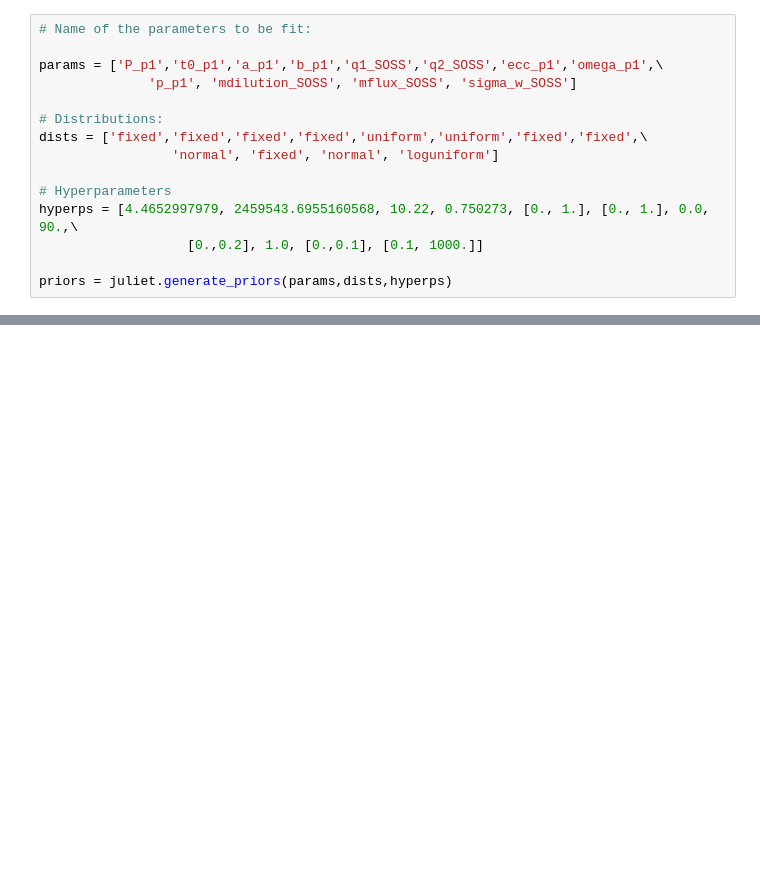
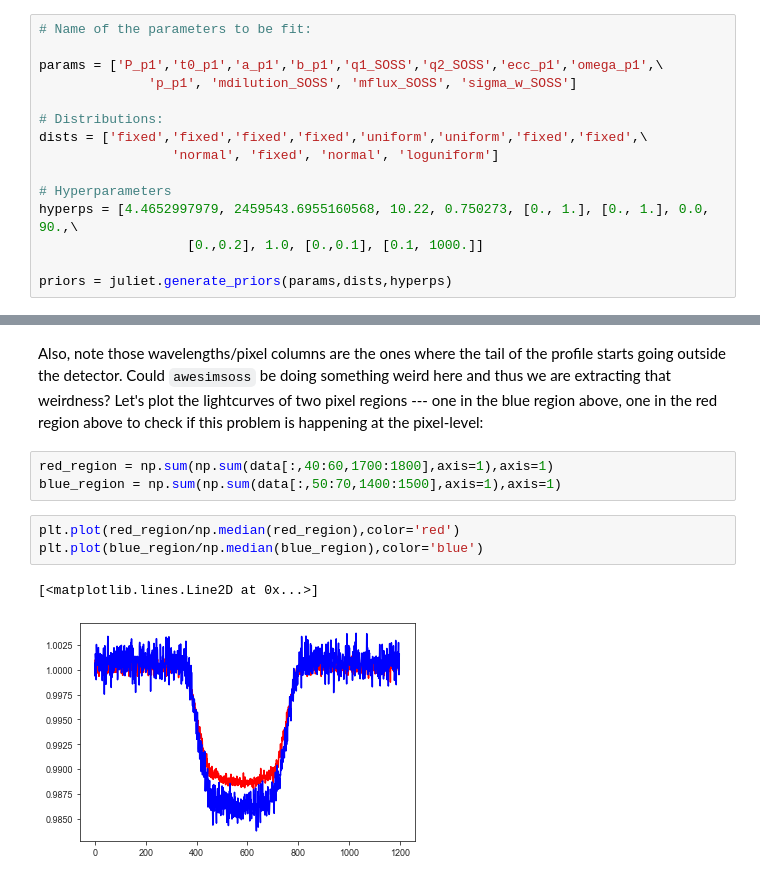
Before and after one commit to nespinoza/dat_pyinthesky, a Jupyter notebook: jdat_notebooks/soss-transit-spectroscopy/HAT-P-1b-PART3-data-analysis.ipynb, the cells around one changed output, grey strips where cells are left out. Saved outputs shown, nothing was run; the diff lists cells and outputs as text; blank space fills up the shorter version.

```diff
--- a/jdat_notebooks/soss-transit-spectroscopy/HAT-P-1b-PART3-data-analysis.ipynb
+++ b/jdat_notebooks/soss-transit-spectroscopy/HAT-P-1b-PART3-data-analysis.ipynb
@@ -1034,0 +1039,11 @@ NameError: name 'spec' is not defined
+# %% [markdown]
+Also, note those wavelengths/pixel columns are the ones where the tail of the profile starts going outside the detector. Could `awesimsoss` be doing something weird here and thus we are extracting that weirdness? Let's plot the lightcurves of two pixel regions --- one in the blue region above, one in the red region above to check if this problem is happening at the pixel-level:
+# %%
+red_region = np.sum(np.sum(data[:,40:60,1700:1800],axis=1),axis=1)
+blue_region = np.sum(np.sum(data[:,50:70,1400:1500],axis=1),axis=1)
+# %%
+plt.plot(red_region/np.median(red_region),color='red')
+plt.plot(blue_region/np.median(blue_region),color='blue')
+# %% [output]
+[<matplotlib.lines.Line2D at 0x...>]
+[figure, added]
```
Also changed, not shown: parts of 18 cells of this notebook.
